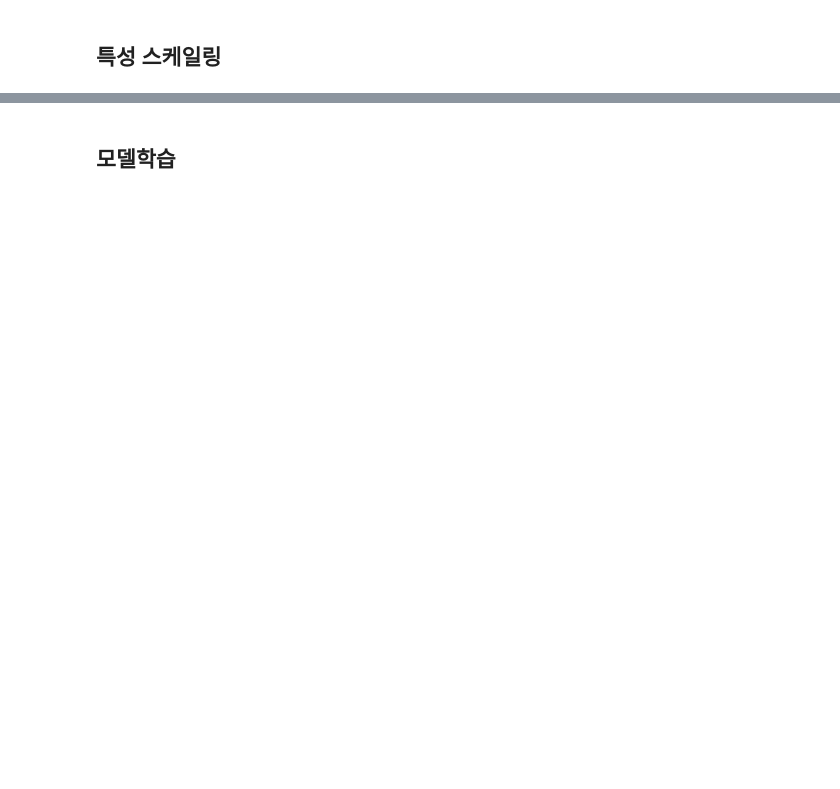
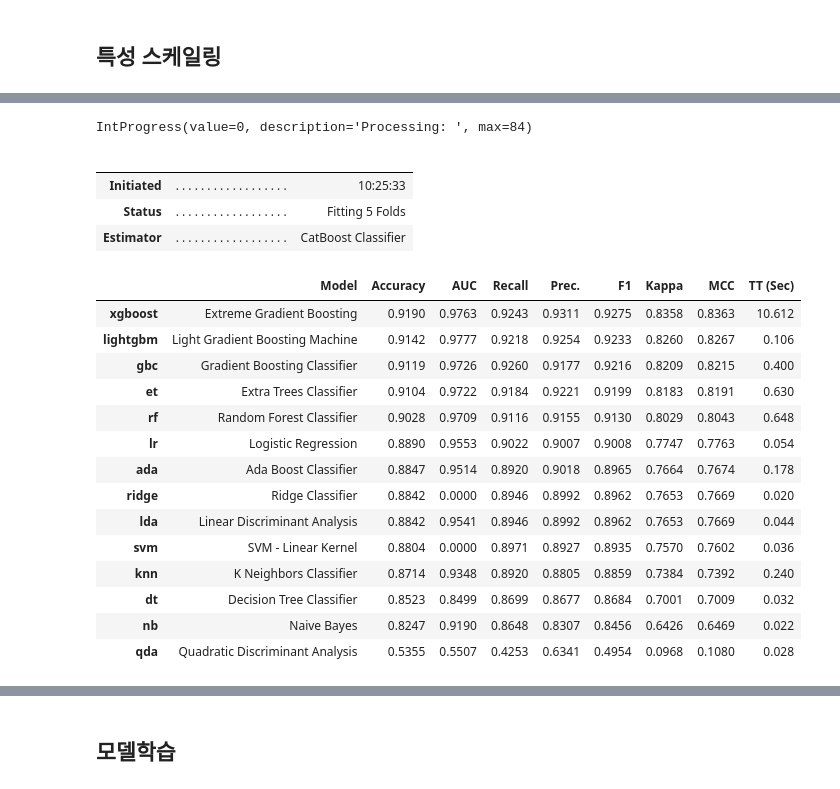
Before and after one commit to osm8485/Pred_Airline_Satisfaction, a Jupyter notebook: baseline.ipynb, the cells around one changed output, grey strips where cells are left out. Drawn from its saved outputs; the diff is of its cells as text; code cells hidden in the pictures; blank space fills up the shorter version.

```diff
--- a/baseline.ipynb
+++ b/baseline.ipynb
@@ -97,0 +402,24 @@ train
+# %%
+best = compare_models(n_select=3, sort='Accuracy', fold=5)
+# %% [output]
+IntProgress(value=0, description='Processing: ', max=84)
+|  |  |  |
+|  |  |  |
+| Initiated | . . . . . . . . . . . . . . . . . . | 10:25:33 |
+| Status | . . . . . . . . . . . . . . . . . . | Fitting 5 Folds |
+| Estimator | . . . . . . . . . . . . . . . . . . | CatBoost Classifier |
+|  | Model | Accuracy | AUC | Recall | Prec. | F1 | Kappa | MCC | TT (Sec) |
+| xgboost | Extreme Gradient Boosting | 0.9190 | 0.9763 | 0.9243 | 0.9311 | 0.9275 | 0.8358 | 0.8363 | 10.612 |
+| lightgbm | Light Gradient Boosting Machine | 0.9142 | 0.9777 | 0.9218 | 0.9254 | 0.9233 | 0.8260 | 0.8267 | 0.106 |
+| gbc | Gradient Boosting Classifier | 0.9119 | 0.9726 | 0.9260 | 0.9177 | 0.9216 | 0.8209 | 0.8215 | 0.400 |
+| et | Extra Trees Classifier | 0.9104 | 0.9722 | 0.9184 | 0.9221 | 0.9199 | 0.8183 | 0.8191 | 0.630 |
+| rf | Random Forest Classifier | 0.9028 | 0.9709 | 0.9116 | 0.9155 | 0.9130 | 0.8029 | 0.8043 | 0.648 |
+| lr | Logistic Regression | 0.8890 | 0.9553 | 0.9022 | 0.9007 | 0.9008 | 0.7747 | 0.7763 | 0.054 |
+| ada | Ada Boost Classifier | 0.8847 | 0.9514 | 0.8920 | 0.9018 | 0.8965 | 0.7664 | 0.7674 | 0.178 |
+| ridge | Ridge Classifier | 0.8842 | 0.0000 | 0.8946 | 0.8992 | 0.8962 | 0.7653 | 0.7669 | 0.020 |
+| lda | Linear Discriminant Analysis | 0.8842 | 0.9541 | 0.8946 | 0.8992 | 0.8962 | 0.7653 | 0.7669 | 0.044 |
+| svm | SVM - Linear Kernel | 0.8804 | 0.0000 | 0.8971 | 0.8927 | 0.8935 | 0.7570 | 0.7602 | 0.036 |
+| knn | K Neighbors Classifier | 0.8714 | 0.9348 | 0.8920 | 0.8805 | 0.8859 | 0.7384 | 0.7392 | 0.240 |
+| dt | Decision Tree Classifier | 0.8523 | 0.8499 | 0.8699 | 0.8677 | 0.8684 | 0.7001 | 0.7009 | 0.032 |
+| nb | Naive Bayes | 0.8247 | 0.9190 | 0.8648 | 0.8307 | 0.8456 | 0.6426 | 0.6469 | 0.022 |
+| qda | Quadratic Discriminant Analysis | 0.5355 | 0.5507 | 0.4253 | 0.6341 | 0.4954 | 0.0968 | 0.1080 | 0.028 |
```
Also changed, not shown: parts of 49 cells of this notebook, 2 other files.
